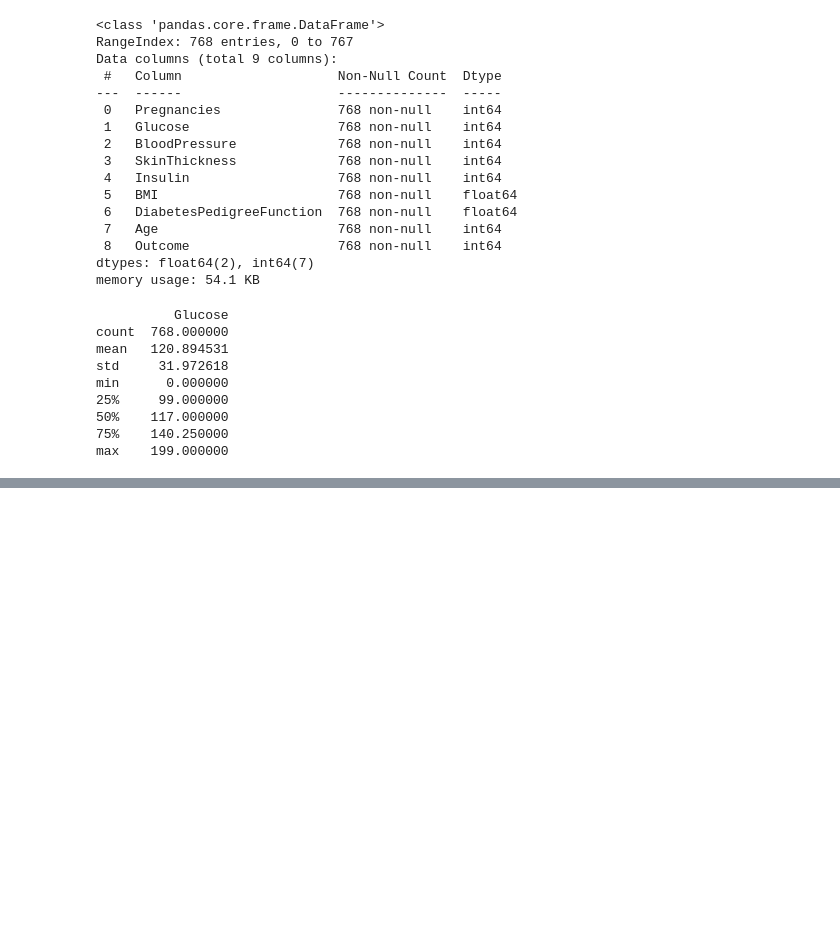
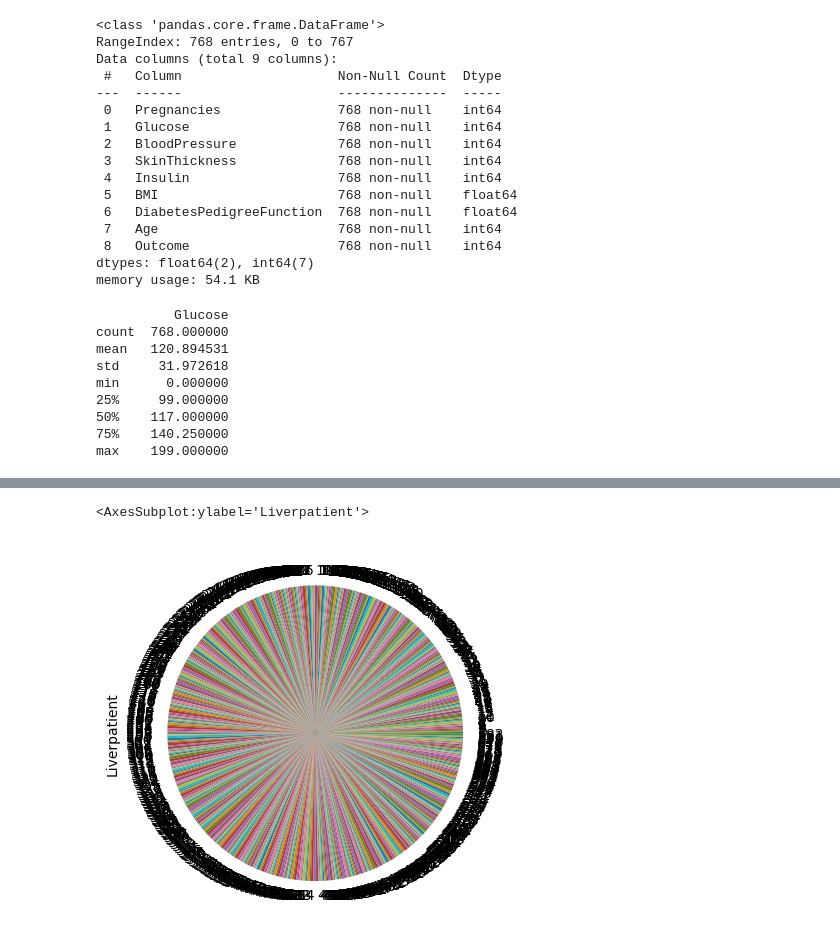
Before and after one commit to Spap123/DIG-Classes, a Jupyter notebook: 25th Feb Batch/Class_26.08.23_Python_Pandas.ipynb, the cells around one changed output, grey strips where cells are left out. Saved outputs shown, nothing was run; the diff lists cells and outputs as text; code cells hidden in the pictures; blank space fills up the shorter version.

```diff
--- a/25th Feb Batch/Class_26.08.23_Python_Pandas.ipynb
+++ b/25th Feb Batch/Class_26.08.23_Python_Pandas.ipynb
@@ -225,0 +524,5 @@ max    199.000000
+# %%
+ilpd['Liverpatient'].plot.pie()
+# %% [output]
+<AxesSubplot:ylabel='Liverpatient'>
+[figure, added]
```
Also changed, not shown: parts of 49 cells of this notebook, 1 other file.
